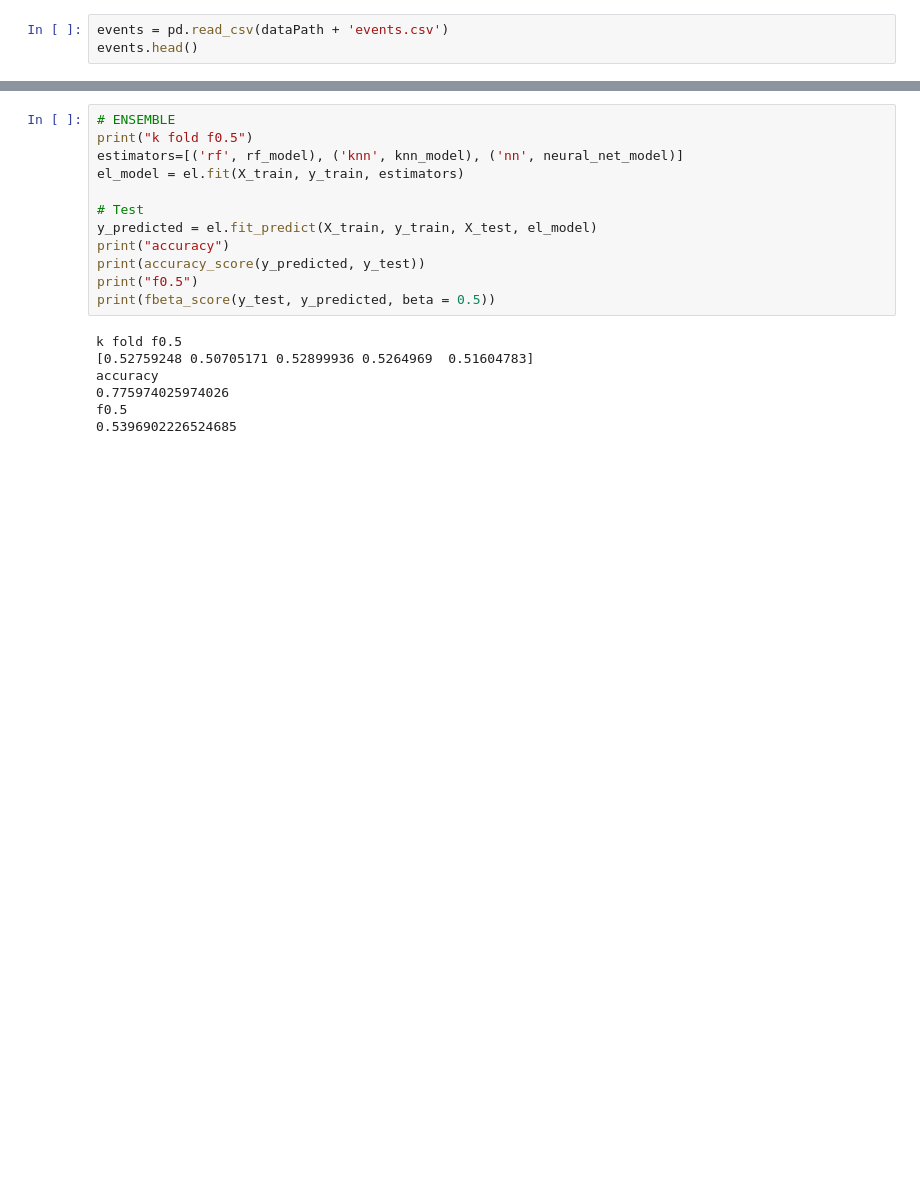
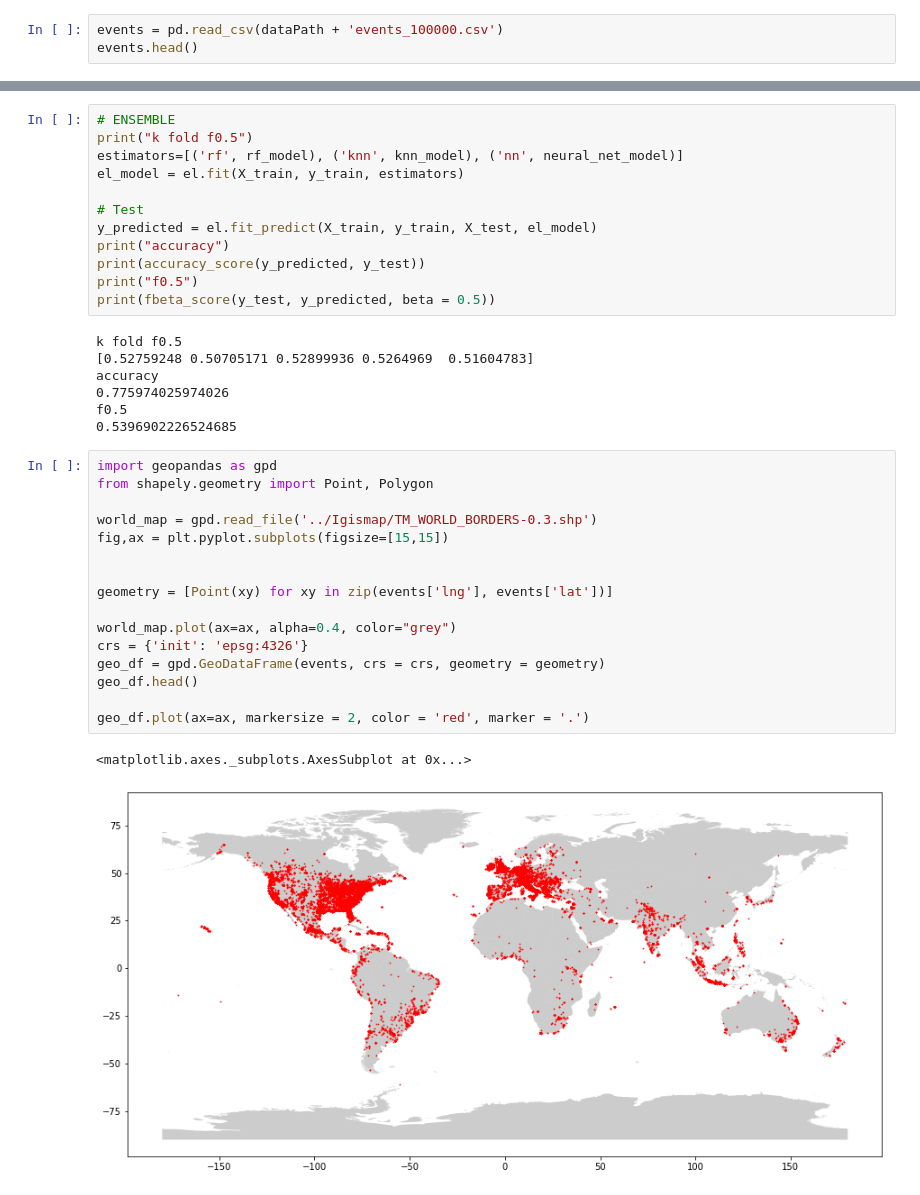
Before and after one commit to pruthviperumalla/Event-Recommender-System, a Jupyter notebook: explore_data.ipynb, the cells around one changed output, grey strips where cells are left out. Drawn from its saved outputs; the diff is of its cells as text; blank space fills up the shorter version.

Commit message:
Lat and long plots on a world map

```diff
--- a/explore_data.ipynb
+++ b/explore_data.ipynb
@@ -48,7 +48,7 @@ user_friends.head()
 | 3 | 1872223848 | 83361640 723814682 557944478 1724... |
 | 4 | 3429017717 | 4253303705 2130310957 1838389374 ... |
 # %%
-events = pd.read_csv(dataPath + 'events.csv')
+events = pd.read_csv(dataPath + 'events_100000.csv')
 events.head()
 # %% [output]
 |  | event_id | user_id | start_time | city | state | zip | country | lat | lng | c_1 | ... | ... |
@@ -428,3 +428,22 @@ accuracy
 0.775974025974026
 f0.5
 0.5396902226524685
+# %%
+import geopandas as gpd
+from shapely.geometry import Point, Polygon
+
+world_map = gpd.read_file('../Igismap/TM_WORLD_BORDERS-0.3.shp')
+fig,ax = plt.pyplot.subplots(figsize=[15,15])
+
+
+geometry = [Point(xy) for xy in zip(events['lng'], events['lat'])]
+
+world_map.plot(ax=ax, alpha=0.4, color="grey")
+crs = {'init': 'epsg:4326'}
+geo_df = gpd.GeoDataFrame(events, crs = crs, geometry = geometry)
+geo_df.head()
+
+geo_df.plot(ax=ax, markersize = 2, color = 'red', marker = '.')
+# %% [output]
+<matplotlib.axes._subplots.AxesSubplot at 0x...>
+[figure, added]
```
